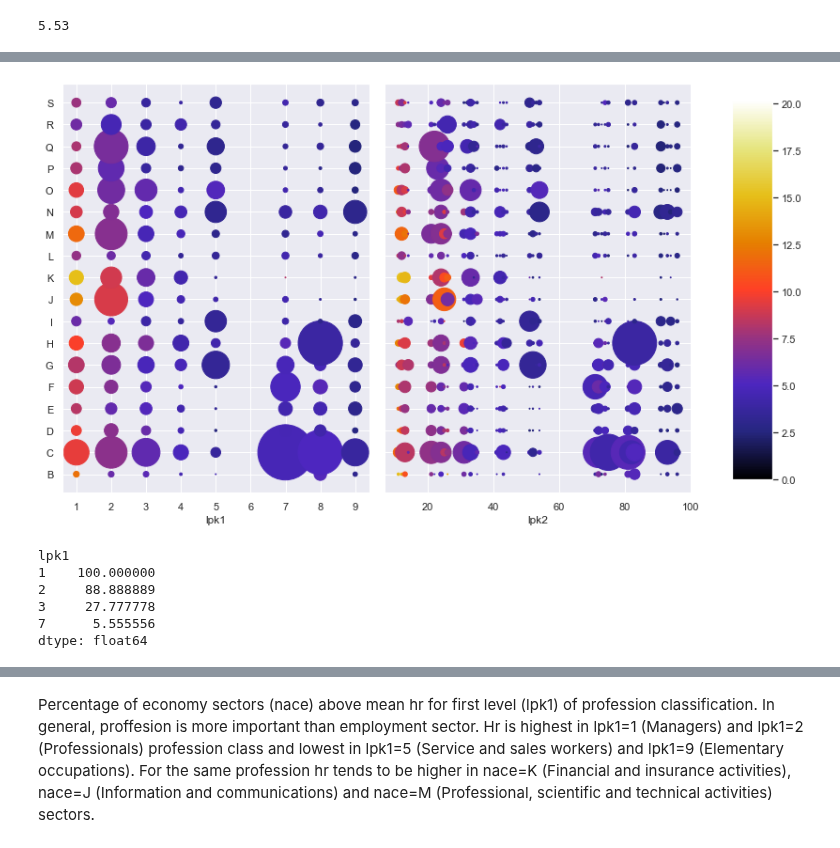
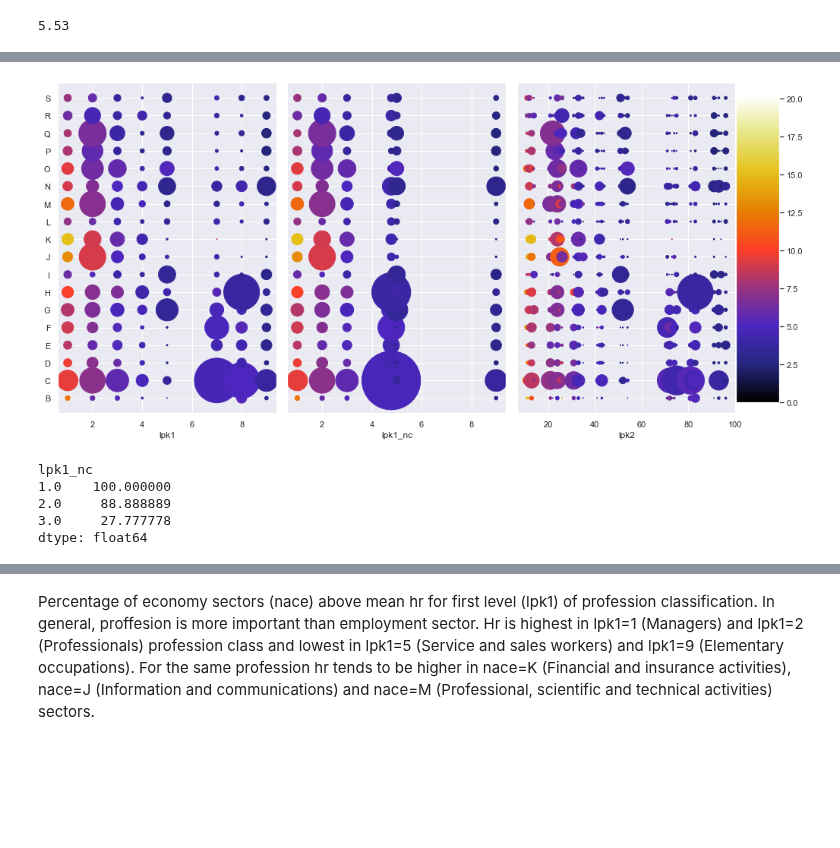
Before and after one commit to EdvinasStonevicius/LT-national-salary-analysis, a Jupyter notebook: python/Feature_engineering.ipynb, the cells around one changed output, grey strips where cells are left out. Cells and saved outputs as stored; diff of their text form; code cells hidden in the pictures; blank space fills up the shorter version.

```diff
--- a/python/Feature_engineering.ipynb
+++ b/python/Feature_engineering.ipynb
@@ -241,0 +244,10 @@ plt.ylim(0, 25);
+# %%
+def outlier_iqr_upper(x, n=1.5):
+    """ check if x is outlier using IQR"""
+    iqr = x.quantile(0.75)-x.quantile(0.25)
+    upper_lim = x.quantile(0.75)+iqr*n
+    return x>=upper_lim
+# %%
+data2018ft['outlier_iqr_lpk1_nc'] = data2018ft.groupby('lpk1_nc')['hourly_rate'].apply(outlier_iqr_upper, n=1.5)
+sns.boxplot(data=data2018ft.query('outlier_iqr_lpk1_nc ==False'), x='lpk1_nc', y='hourly_rate')
+plt.ylim(0, 30);
@@ -317,24 +366,26 @@ ax2.set_title('lpk2');
 # %%
 lpk1_nace_agg = data2018ft.groupby(['nace','lpk1'])['hourly_rate'].agg(['mean', 'count']).reset_index()
+lpk1_nc_nace_agg = data2018ft.groupby(['nace','lpk1_nc'])['hourly_rate'].agg(['mean', 'count']).reset_index()
 lpk2_nace_agg = data2018ft.groupby(['nace','lpk2'])['hourly_rate'].agg(['mean', 'count']).reset_index()
 # %%
-f, (ax1, ax2) = plt.subplots(1, 2, sharey=True, figsize=(12,8))
+f, (ax1, ax2, ax3) = plt.subplots(1, 3, sharey=True, figsize=(16,8))
 plt.subplots_adjust(wspace = 0.05)
 norm=plt.Normalize(0, max(lpk2_nace_agg['mean']))
 sc = ax1.scatter(data=lpk1_nace_agg, x='lpk1', y='nace', c='mean', s='count',cmap='CMRmap', norm=norm)
 ax1.set_xlabel('lpk1')
-ax2.scatter(data=lpk2_nace_agg, x='lpk2', y='nace', c='mean', s='count',cmap='CMRmap', norm=norm);
-ax2.set_xlabel('lpk2')
-cbar_ax = f.add_axes([0.95, 0.15, 0.05, 0.7])
+ax2.scatter(data=lpk1_nc_nace_agg, x='lpk1_nc', y='nace', c='mean', s='count',cmap='CMRmap', norm=norm);
+ax2.set_xlabel('lpk1_nc')
+ax3.scatter(data=lpk2_nace_agg, x='lpk2', y='nace', c='mean', s='count',cmap='CMRmap', norm=norm);
+ax3.set_xlabel('lpk2')
+cbar_ax = f.add_axes([0.90, 0.15, 0.05, 0.7])
 f.colorbar(sc, cax=cbar_ax);
 # %% [output]
-[figure, old version]
+[figure, new version]
 # %%
-lpk1_nace_agg.query(f'count>5 & mean>{hr_mean}').sort_values('lpk1').value_counts('lpk1')/len(lpk1_nace_agg['nace'].unique())*100
+lpk1_nc_nace_agg.query(f'count>5 & mean>{hr_mean}').sort_values('lpk1_nc').value_counts('lpk1_nc')/len(lpk1_nc_nace_agg['nace'].unique())*100
 # %% [output]
-lpk1
-1    100.000000
-2     88.888889
-3     27.777778
-7      5.555556
+lpk1_nc
+1.0    100.000000
+2.0     88.888889
+3.0     27.777778
 dtype: float64
```
Also changed, not shown: parts of 14 cells of this notebook, 1 other file.
